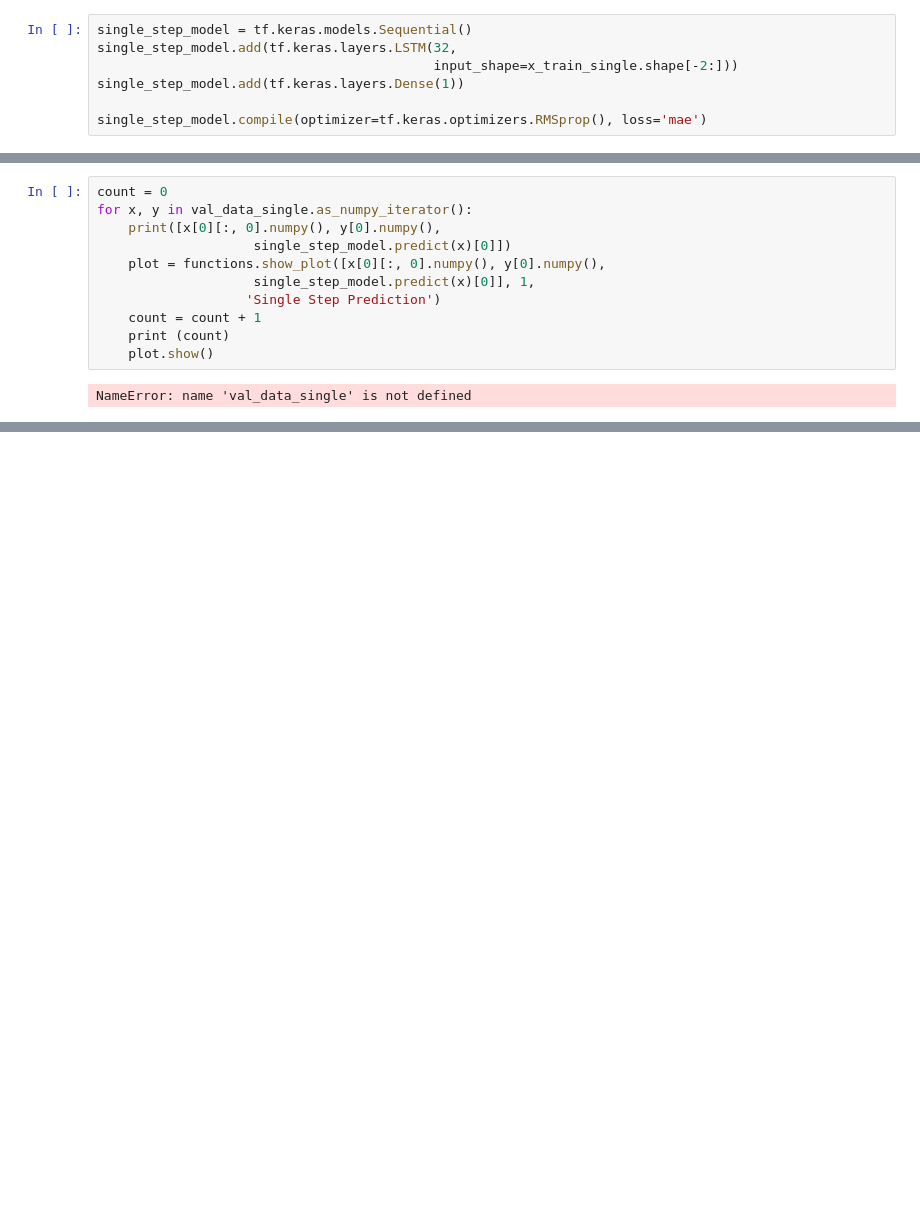
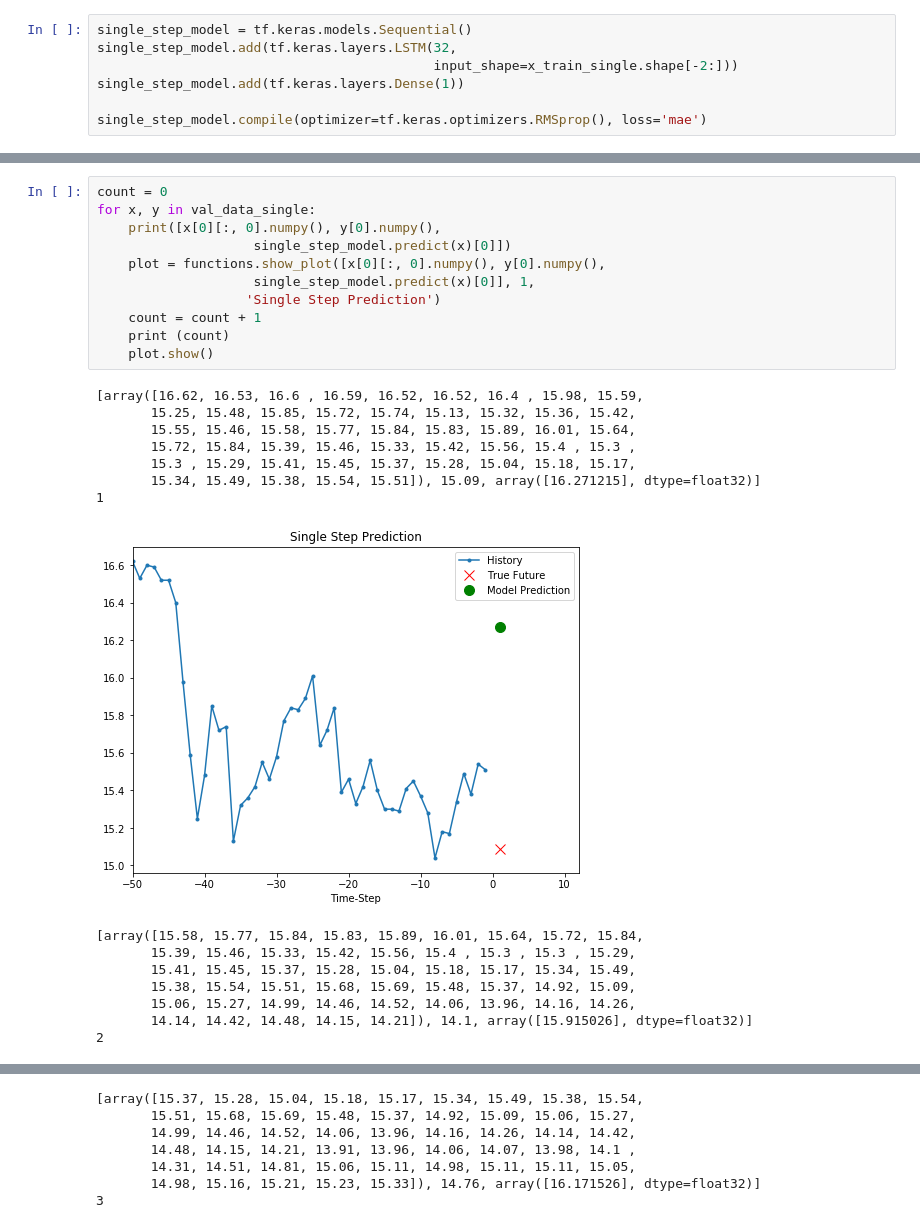
Before and after one commit to whitenick/cashflow, a Jupyter notebook: stock_model.ipynb, the cells around one changed output, grey strips where cells are left out. Saved outputs shown, nothing was run; the diff lists cells and outputs as text; blank space fills up the shorter version.

```diff
--- a/stock_model.ipynb
+++ b/stock_model.ipynb
@@ -158,13 +160,27 @@ print(val_data_single)
 # %%
 count = 0
-for x, y in val_data_single.as_numpy_iterator():
+for x, y in val_data_single:
     print([x[0][:, 0].numpy(), y[0].numpy(),
                     single_step_model.predict(x)[0]])
     plot = functions.show_plot([x[0][:, 0].numpy(), y[0].numpy(),
                     single_step_model.predict(x)[0]], 1,
                    'Single Step Prediction')
     count = count + 1
     print (count)
     plot.show()
 # %% [output]
-NameError: name 'val_data_single' is not defined
+[array([16.62, 16.53, 16.6 , 16.59, 16.52, 16.52, 16.4 , 15.98, 15.59,
+       15.25, 15.48, 15.85, 15.72, 15.74, 15.13, 15.32, 15.36, 15.42,
+       15.55, 15.46, 15.58, 15.77, 15.84, 15.83, 15.89, 16.01, 15.64,
+       15.72, 15.84, 15.39, 15.46, 15.33, 15.42, 15.56, 15.4 , 15.3 ,
+       15.3 , 15.29, 15.41, 15.45, 15.37, 15.28, 15.04, 15.18, 15.17,
+       15.34, 15.49, 15.38, 15.54, 15.51]), 15.09, array([16.271215], dtype=float32)]
+1
+[figure, added]
+[array([15.58, 15.77, 15.84, 15.83, 15.89, 16.01, 15.64, 15.72, 15.84,
+       15.39, 15.46, 15.33, 15.42, 15.56, 15.4 , 15.3 , 15.3 , 15.29,
+       15.41, 15.45, 15.37, 15.28, 15.04, 15.18, 15.17, 15.34, 15.49,
+       15.38, 15.54, 15.51, 15.68, 15.69, 15.48, 15.37, 14.92, 15.09,
+       15.06, 15.27, 14.99, 14.46, 14.52, 14.06, 13.96, 14.16, 14.26,
+       14.14, 14.42, 14.48, 14.15, 14.21]), 14.1, array([15.915026], dtype=float32)]
+2
@@ -170,0 +188,7 @@ NameError: name 'val_data_single' is not defined
+[array([15.37, 15.28, 15.04, 15.18, 15.17, 15.34, 15.49, 15.38, 15.54,
+       15.51, 15.68, 15.69, 15.48, 15.37, 14.92, 15.09, 15.06, 15.27,
+       14.99, 14.46, 14.52, 14.06, 13.96, 14.16, 14.26, 14.14, 14.42,
+       14.48, 14.15, 14.21, 13.91, 13.96, 14.06, 14.07, 13.98, 14.1 ,
+       14.31, 14.51, 14.81, 15.06, 15.11, 14.98, 15.11, 15.11, 15.05,
+       14.98, 15.16, 15.21, 15.23, 15.33]), 14.76, array([16.171526], dtype=float32)]
+3
```
Also changed, not shown: parts of 11 cells of this notebook.
